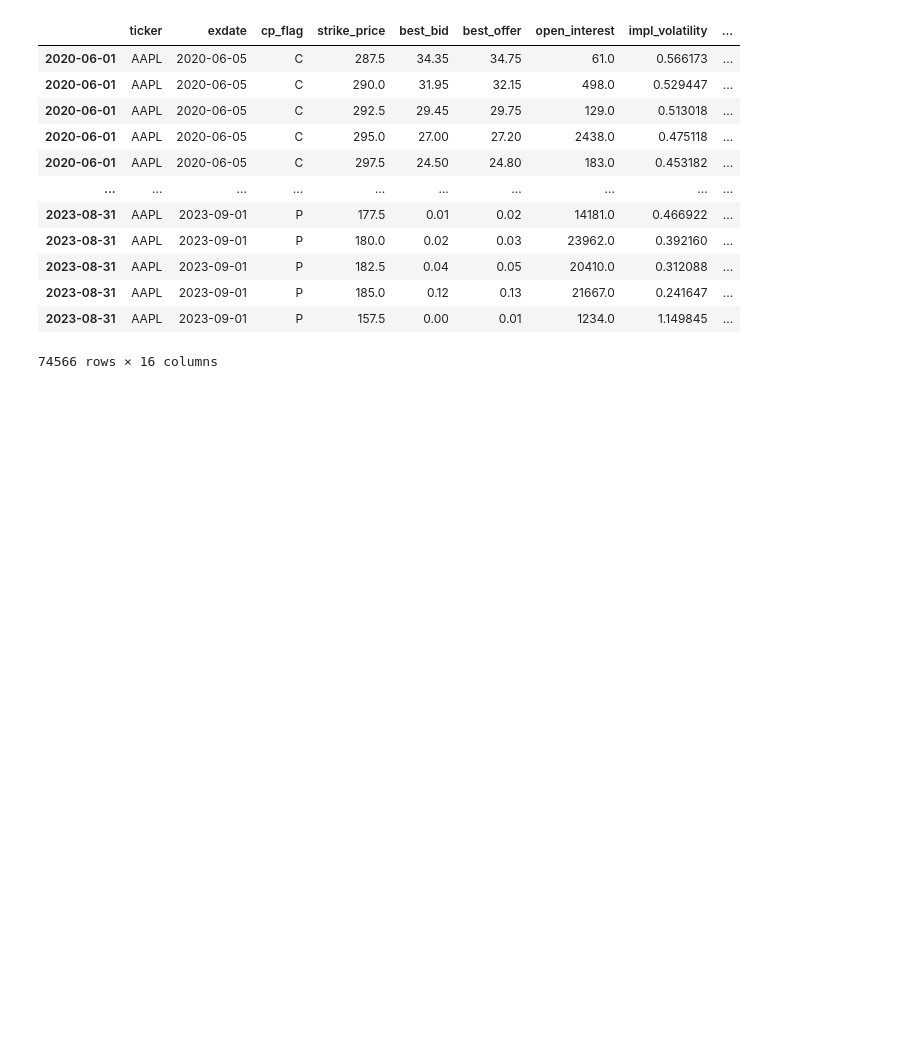
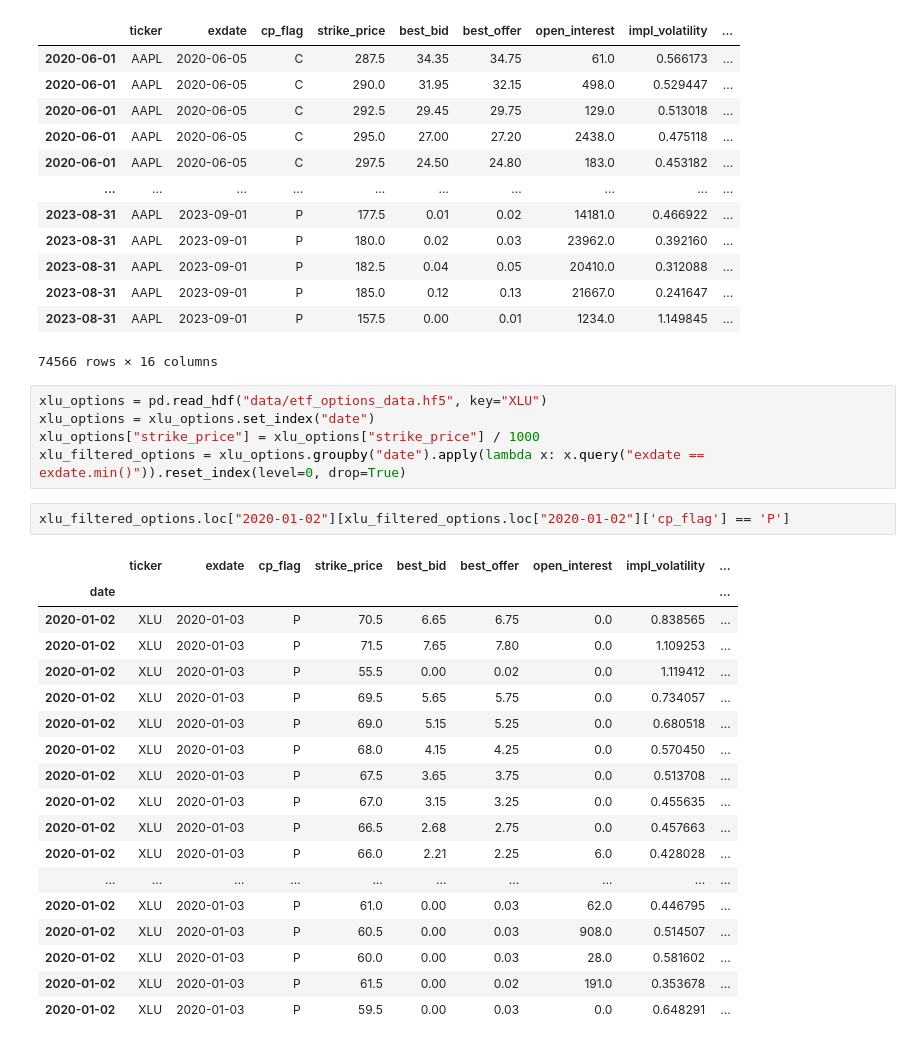
Before and after one commit to siruiliu-code/GARCH-X-Volatility-Modelling-with-Equity-Options-Trading, a Jupyter notebook: backtester.ipynb, the cells around one changed output. Drawn from its saved outputs; the diff is of its cells as text; blank space fills up the shorter version.

```diff
--- a/backtester.ipynb
+++ b/backtester.ipynb
@@ -177,3 +181,29 @@ comb_df
 | 2023-08-31 | AAPL | 2023-09-01 | P | 185.0 | 0.12 | 0.13 | 21667.0 | 0.241647 | ... |
 | 2023-08-31 | AAPL | 2023-09-01 | P | 157.5 | 0.00 | 0.01 | 1234.0 | 1.149845 | ... |
 74566 rows × 16 columns
+# %%
+xlu_options = pd.read_hdf("data/etf_options_data.hf5", key="XLU")
+xlu_options = xlu_options.set_index("date")
+xlu_options["strike_price"] = xlu_options["strike_price"] / 1000
+xlu_filtered_options = xlu_options.groupby("date").apply(lambda x: x.query("exdate == exdate.min()")).reset_index(level=0, drop=True)
+# %%
+xlu_filtered_options.loc["2020-01-02"][xlu_filtered_options.loc["2020-01-02"]['cp_flag'] == 'P']
+# %% [output]
+|  | ticker | exdate | cp_flag | strike_price | best_bid | best_offer | open_interest | impl_volatility | ... |
+| date |  |  |  |  |  |  |  |  | ... |
+| 2020-01-02 | XLU | 2020-01-03 | P | 70.5 | 6.65 | 6.75 | 0.0 | 0.838565 | ... |
+| 2020-01-02 | XLU | 2020-01-03 | P | 71.5 | 7.65 | 7.80 | 0.0 | 1.109253 | ... |
+| 2020-01-02 | XLU | 2020-01-03 | P | 55.5 | 0.00 | 0.02 | 0.0 | 1.119412 | ... |
+| 2020-01-02 | XLU | 2020-01-03 | P | 69.5 | 5.65 | 5.75 | 0.0 | 0.734057 | ... |
+| 2020-01-02 | XLU | 2020-01-03 | P | 69.0 | 5.15 | 5.25 | 0.0 | 0.680518 | ... |
+| 2020-01-02 | XLU | 2020-01-03 | P | 68.0 | 4.15 | 4.25 | 0.0 | 0.570450 | ... |
+| 2020-01-02 | XLU | 2020-01-03 | P | 67.5 | 3.65 | 3.75 | 0.0 | 0.513708 | ... |
+| 2020-01-02 | XLU | 2020-01-03 | P | 67.0 | 3.15 | 3.25 | 0.0 | 0.455635 | ... |
+| 2020-01-02 | XLU | 2020-01-03 | P | 66.5 | 2.68 | 2.75 | 0.0 | 0.457663 | ... |
+| 2020-01-02 | XLU | 2020-01-03 | P | 66.0 | 2.21 | 2.25 | 6.0 | 0.428028 | ... |
+| ... | ... | ... | ... | ... | ... | ... | ... | ... | ... |
+| 2020-01-02 | XLU | 2020-01-03 | P | 61.0 | 0.00 | 0.03 | 62.0 | 0.446795 | ... |
+| 2020-01-02 | XLU | 2020-01-03 | P | 60.5 | 0.00 | 0.03 | 908.0 | 0.514507 | ... |
+| 2020-01-02 | XLU | 2020-01-03 | P | 60.0 | 0.00 | 0.03 | 28.0 | 0.581602 | ... |
+| 2020-01-02 | XLU | 2020-01-03 | P | 61.5 | 0.00 | 0.02 | 191.0 | 0.353678 | ... |
+| 2020-01-02 | XLU | 2020-01-03 | P | 59.5 | 0.00 | 0.03 | 0.0 | 0.648291 | ... |
```
Also changed, not shown: parts of 3 cells of this notebook.
